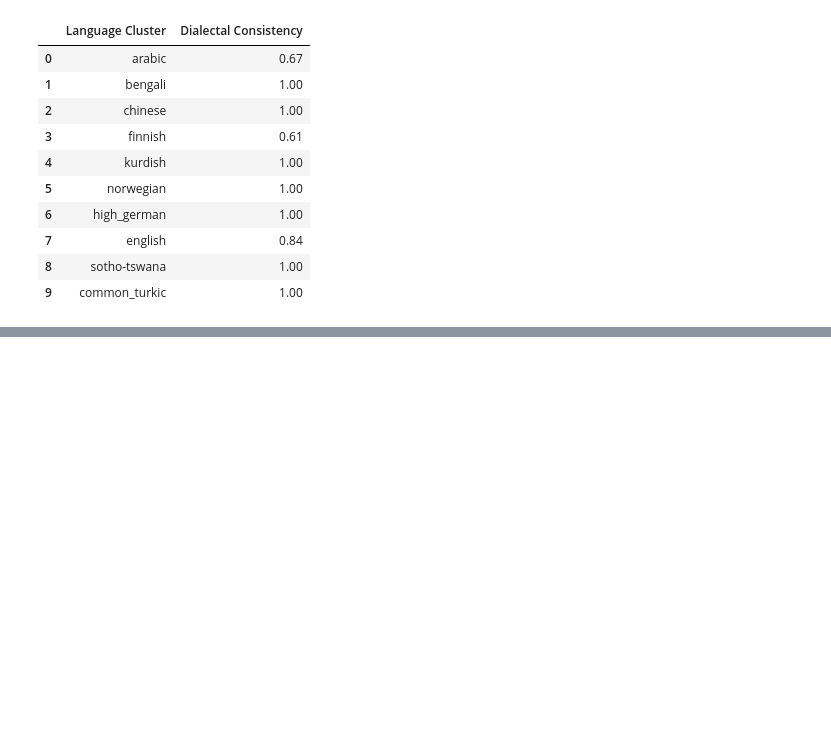
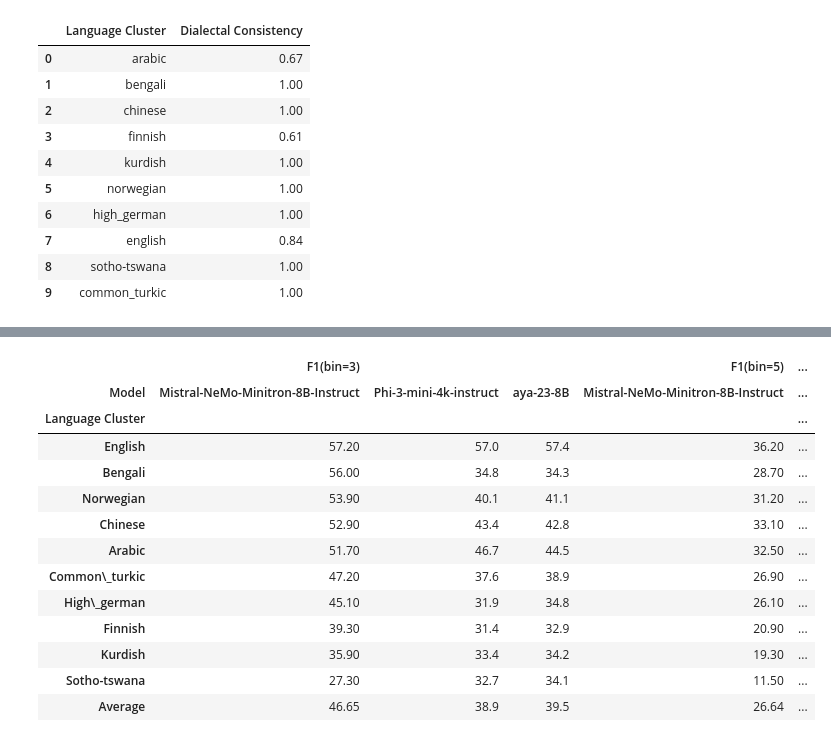
Before and after one commit to ffaisal93/dialect_toxicity_llm_judge, a Jupyter notebook: test.ipynb, the cells around one changed output, grey strips where cells are left out. Saved outputs shown, nothing was run; the diff lists cells and outputs as text; code cells hidden in the pictures; blank space fills up the shorter version.

```diff
--- a/test.ipynb
+++ b/test.ipynb
@@ -645,0 +677,17 @@ np.float64(0.9981909043631968)
+# %%
+summary_pivot
+# %% [output]
+|  | F1(bin=3) |  |  | F1(bin=5) | ... |
+| Model | Mistral-NeMo-Minitron-8B-Instruct | Phi-3-mini-4k-instruct | aya-23-8B | Mistral-NeMo-Minitron-8B-Instruct | ... |
+| Language Cluster |  |  |  |  | ... |
+| English | 57.20 | 57.0 | 57.4 | 36.20 | ... |
+| Bengali | 56.00 | 34.8 | 34.3 | 28.70 | ... |
+| Norwegian | 53.90 | 40.1 | 41.1 | 31.20 | ... |
+| Chinese | 52.90 | 43.4 | 42.8 | 33.10 | ... |
+| Arabic | 51.70 | 46.7 | 44.5 | 32.50 | ... |
+| Common\_turkic | 47.20 | 37.6 | 38.9 | 26.90 | ... |
+| High\_german | 45.10 | 31.9 | 34.8 | 26.10 | ... |
+| Finnish | 39.30 | 31.4 | 32.9 | 20.90 | ... |
+| Kurdish | 35.90 | 33.4 | 34.2 | 19.30 | ... |
+| Sotho-tswana | 27.30 | 32.7 | 34.1 | 11.50 | ... |
+| Average | 46.65 | 38.9 | 39.5 | 26.64 | ... |
```
Also changed, not shown: parts of 17 cells of this notebook, 7 other files.
